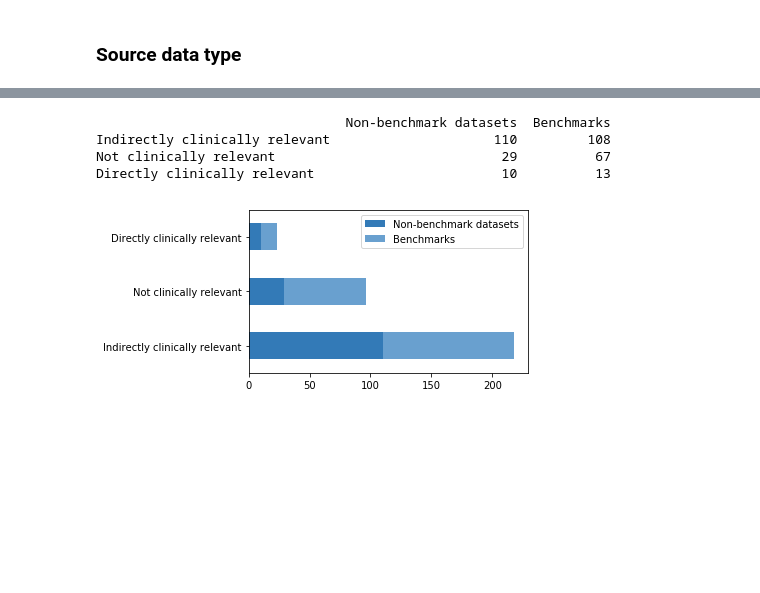
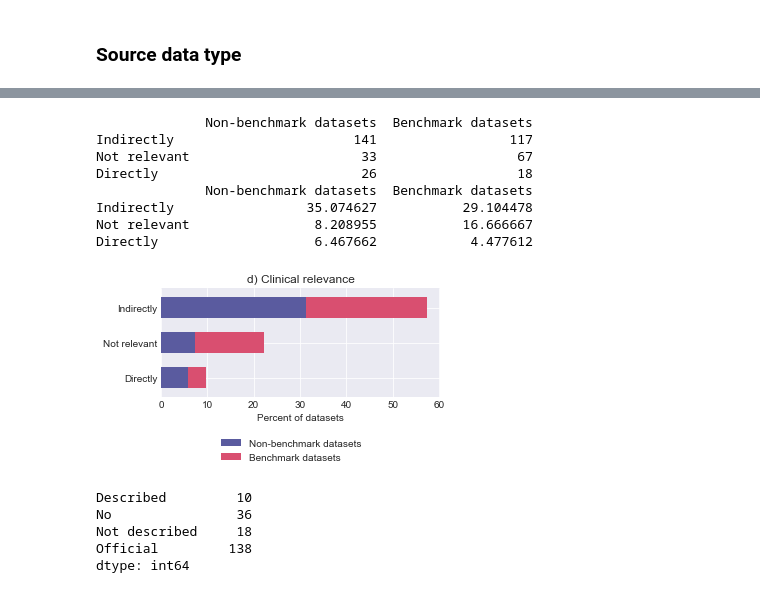
Before and after one commit to OpenBioLink/ITO, a Jupyter notebook: notebooks/clinical_benchmarks/clinically_relevant_benchmarks.ipynb, the cells around one changed output, grey strips where cells are left out. Saved outputs shown, nothing was run; the diff lists cells and outputs as text; code cells hidden in the pictures; blank space fills up the shorter version.

```diff
--- a/notebooks/clinical_benchmarks/clinically_relevant_benchmarks.ipynb
+++ b/notebooks/clinical_benchmarks/clinically_relevant_benchmarks.ipynb
@@ -82,10 +99,12 @@ tasks_indirectly_relevant.figure.savefig('tasks_indirectly_relevant.png', bbox_i
 # %% [markdown]
 ### Source data type
 # %%
-benchmarks_df['Data basis'] = benchmarks_df['Data basis'].str.split(';', expand=True)
-df = pd.get_dummies(benchmarks_df['Data basis']).sum()
+data_source_df = benchmarks_df.assign(data_basis=benchmarks_df['Data basis'].str.split(';')).explode('data_basis')
 
-df = df.sort_values()[-10:]
-source_data_types_plot = df.plot.barh(width=0.3, figsize=(5,3), title='Top 10 source data types')
+df = pd.get_dummies(data_source_df['data_basis']).sum()
+
+df = df.sort_values()[-10:]/data_source_df.shape[0]*100
+source_data_types_plot = df.plot.barh(width=0.6, figsize=(5,4), title='a) Top 10 source data types')
+source_data_types_plot.set_xlabel('Percent of datasets')
 source_data_types_plot.figure.savefig('source_data_types_plot.jpg', bbox_inches='tight', dpi=300)
 # %% [output]
@@ -93,4 +112,5 @@ source_data_types_plot.figure.savefig('source_data_types_plot.jpg', bbox_inches=
 # %%
 datasets_df['Clinical relevance'].value_counts()
+benchmarks_df = benchmarks_df.loc[benchmarks_df['Clinical relevance'] != 'Not applicable']
 benchmarks_df['Clinical relevance'].value_counts()
 # %% [output]
@@ -100,8 +120,9 @@ Directly         13
 Name: Clinical relevance, dtype: int64
 # %%
 # Non-benchmarks
-non_benchmarks_df = nlp_datasets_df.loc[(datasets_df['Has evaluation criteria?']=='No') |
+non_benchmarks_df = datasets_df.loc[(datasets_df['Has evaluation criteria?']=='No') |
                        (datasets_df['Accessibility']=='Unknown') |
                         (datasets_df['Accessibility']=='Not available')]
+non_benchmarks_df = non_benchmarks_df.loc[non_benchmarks_df['Clinical relevance'] != 'Not applicable']
 non_benchmarks_df['Clinical relevance'].value_counts()
 # %% [output]
@@ -111 +132,4 @@ Directly         10
 Name: Clinical relevance, dtype: int64
+# %%
+tot = benchmarks_df['Clinical relevance'].value_counts().sum() + non_benchmarks_df['Clinical relevance'].value_counts().sum()
+tot
@@ -112,12 +138,28 @@ Name: Clinical relevance, dtype: int64
 # %%
-overview_df = pd.concat([non_benchmarks_df['Clinical relevance'].value_counts(), benchmarks_df['Clinical relevance'].value_counts()],  axis=1, keys=['Non-benchmark datasets', 'Benchmarks'])
-overview_df.index = ['Indirectly clinically relevant', 'Not clinically relevant', 'Directly clinically relevant']
+overview_df = pd.concat([non_benchmarks_df['Clinical relevance'].value_counts(), benchmarks_df['Clinical relevance'].value_counts()],  axis=1, keys=['Non-benchmark datasets', 'Benchmark datasets'])
+#overview_df.index = ['Indirectly clinically relevant', 'Not clinically relevant', 'Directly clinically relevant']
 print(overview_df)
-overview_fig = overview_df.plot.barh(stacked=True, figsize=(5,3), color=['#337AB7', '#69a0cf'])
+print(overview_df/tot*100)
+overview_fig = (overview_df.sort_values(by='Benchmark datasets')/datasets_df.shape[0]*100).plot.barh(stacked=True, figsize=(5,2), width=0.6, title='d) Clinical relevance')
+overview_fig .legend(bbox_to_anchor=(0.75, -0.3))
+overview_fig.set_xlabel('Percent of datasets')
 overview_fig.figure.savefig('overview_df.png', bbox_inches='tight', dpi=300)
 # %% [output]
-                                Non-benchmark datasets  Benchmarks
-Indirectly clinically relevant                     110         108
-Not clinically relevant                             29          67
-Directly clinically relevant                        10          13
+              Non-benchmark datasets  Benchmark datasets
+Indirectly                       141                 117
+Not relevant                      33                  67
+Directly                          26                  18
+              Non-benchmark datasets  Benchmark datasets
+Indirectly                 35.074627           29.104478
+Not relevant                8.208955           16.666667
+Directly                    6.467662            4.477612
-[figure, old version]
+[figure, new version]
+# %%
+data_splits = pd.get_dummies(benchmarks_df['Data splits']).sum()
+data_splits
+# %% [output]
+Described         10
+No                36
+Not described     18
+Official         138
+dtype: int64
```
Also changed, not shown: parts of 17 cells of this notebook, 9 other files.
